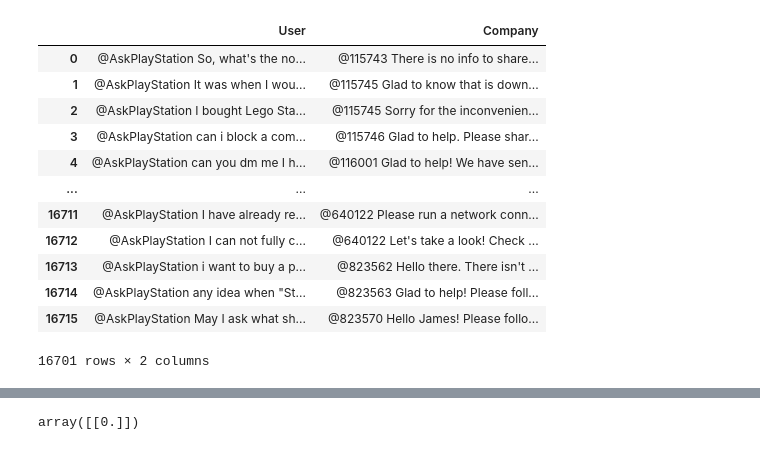
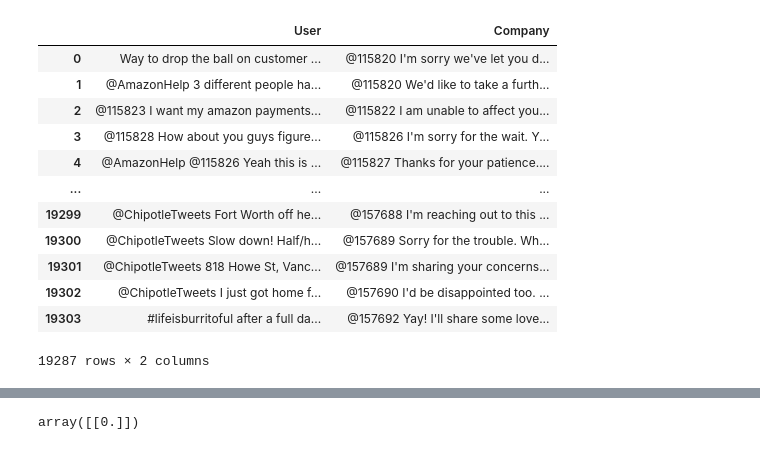
Before and after one commit to milanjokanovic/ChatBot, a Jupyter notebook: LSTM-TFIDF.ipynb, the cells around one changed output, grey strips where cells are left out. Cells and saved outputs as stored; diff of their text form; code cells hidden in the pictures.

```diff
--- a/LSTM-TFIDF.ipynb
+++ b/LSTM-TFIDF.ipynb
@@ -12,20 +12,21 @@ from keras.layers import Dropout
 from sklearn.metrics import classification_report
 from keras.callbacks import EarlyStopping
 # %%
-df = pd.read_csv("dataset/ask_play_station.csv")
+#df = pd.read_csv("dataset/ask_play_station.csv")
+df = pd.read_csv("dataset/mixed_data_preprocessed.csv")
 df.dropna(inplace = True)
 df
 # %% [output]
 |  | User | Company |
-| 0 | @AskPlayStation So, what's the no... | @115743 There is no info to share... |
-| 1 | @AskPlayStation It was when I wou... | @115745 Glad to know that is down... |
-| 2 | @AskPlayStation I bought Lego Sta... | @115745 Sorry for the inconvenien... |
-| 3 | @AskPlayStation can i block a com... | @115746 Glad to help. Please shar... |
-| 4 | @AskPlayStation can you dm me I h... | @116001 Glad to help! We have sen... |
+| 0 | Way to drop the ball on customer ... | @115820 I'm sorry we've let you d... |
+| 1 | @AmazonHelp 3 different people ha... | @115820 We'd like to take a furth... |
+| 2 | @115823 I want my amazon payments... | @115822 I am unable to affect you... |
+| 3 | @115828 How about you guys figure... | @115826 I'm sorry for the wait. Y... |
+| 4 | @AmazonHelp @115826 Yeah this is ... | @115827 Thanks for your patience.... |
 | ... | ... | ... |
-| 16711 | @AskPlayStation I have already re... | @640122 Please run a network conn... |
-| 16712 | @AskPlayStation I can not fully c... | @640122 Let's take a look! Check ... |
-| 16713 | @AskPlayStation i want to buy a p... | @823562 Hello there. There isn't ... |
-| 16714 | @AskPlayStation any idea when "St... | @823563 Glad to help! Please foll... |
-| 16715 | @AskPlayStation May I ask what sh... | @823570 Hello James! Please follo... |
+| 19299 | @ChipotleTweets Fort Worth off he... | @157688 I'm reaching out to this ... |
+| 19300 | @ChipotleTweets Slow down! Half/h... | @157689 Sorry for the trouble. Wh... |
+| 19301 | @ChipotleTweets 818 Howe St, Vanc... | @157689 I'm sharing your concerns... |
+| 19302 | @ChipotleTweets I just got home f... | @157690 I'd be disappointed too. ... |
+| 19303 | #lifeisburritoful after a full da... | @157692 Yay! I'll share some love... |
-16701 rows × 2 columns
+19287 rows × 2 columns
```
Also changed, not shown: parts of 24 cells of this notebook, 6 other files.
